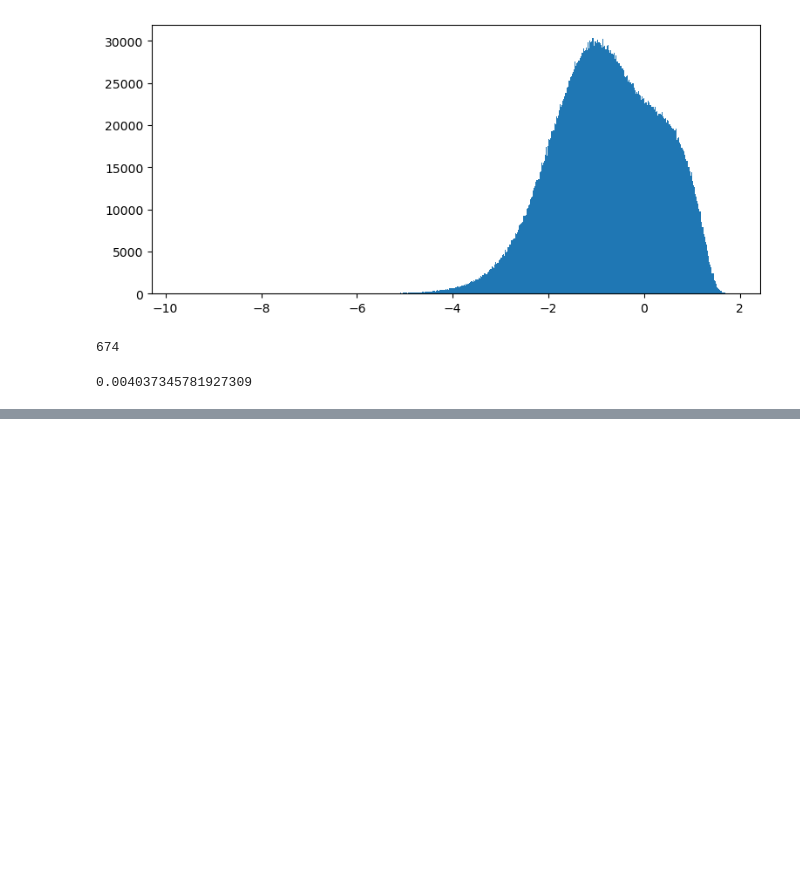
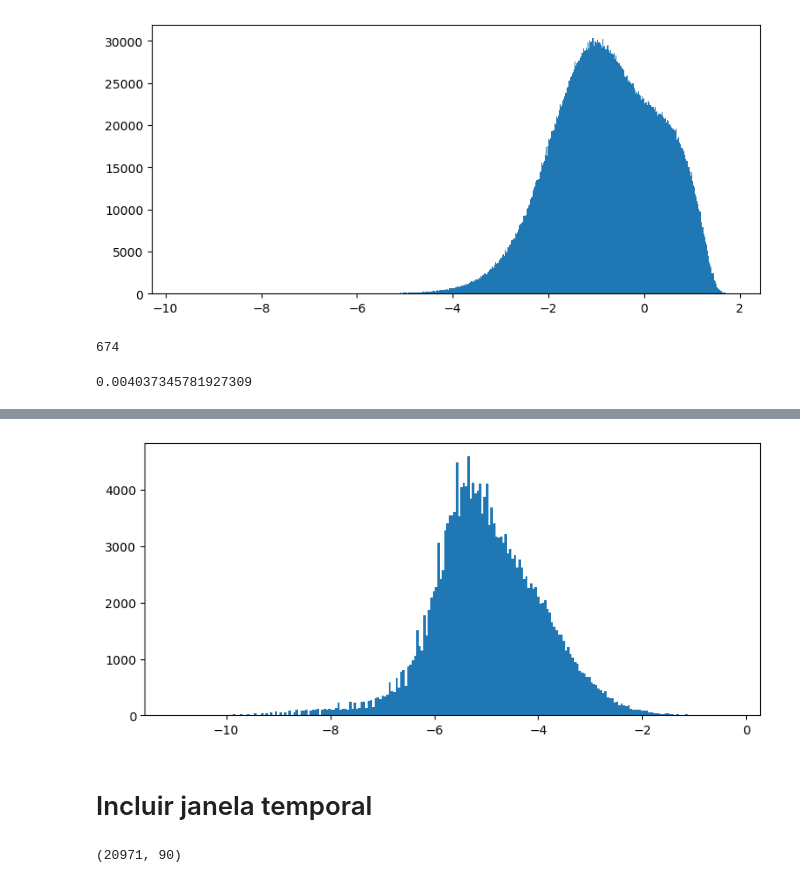
Before and after one commit to damidoriad/preditor-autoencoder, a Jupyter notebook: analise-DI-tempo.ipynb, the cells around one changed output, grey strips where cells are left out. Saved outputs shown, nothing was run; the diff lists cells and outputs as text; code cells hidden in the pictures; blank space fills up the shorter version.

```diff
--- a/analise-DI-tempo.ipynb
+++ b/analise-DI-tempo.ipynb
@@ -197,0 +235,21 @@ getDIfix(ex, ey, printFLag=True)
+# %%
+plt.figure(figsize=(9,4))
+aux = plt.hist(ex, bins='auto')
+# %% [output]
+[figure, added]
+# %% [markdown]
+# Incluir janela temporal
+# %%
+nu = 0
+Na = 21000
+Ne = 3000
+nd = 0
+na = 0
+X = np.array(Udata[nu][nd])[na, :, :3]/10
+aux = []
+for i in range(3):
+    aux.append(picotar(X[:,i], 30, 1))
+X = np.hstack(aux)
+X.shape
+# %% [output]
+(20971, 90)
```
Also changed, not shown: parts of 36 cells of this notebook.
